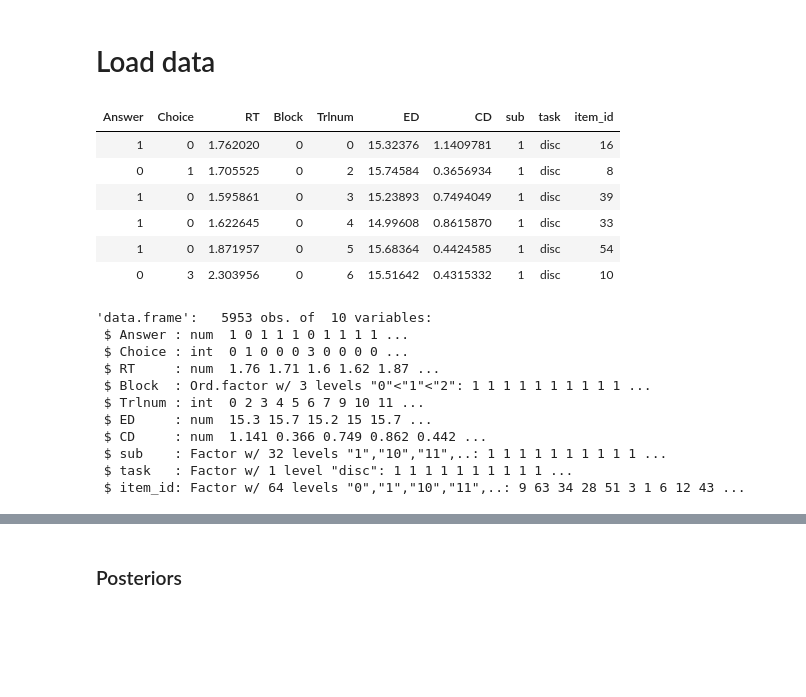
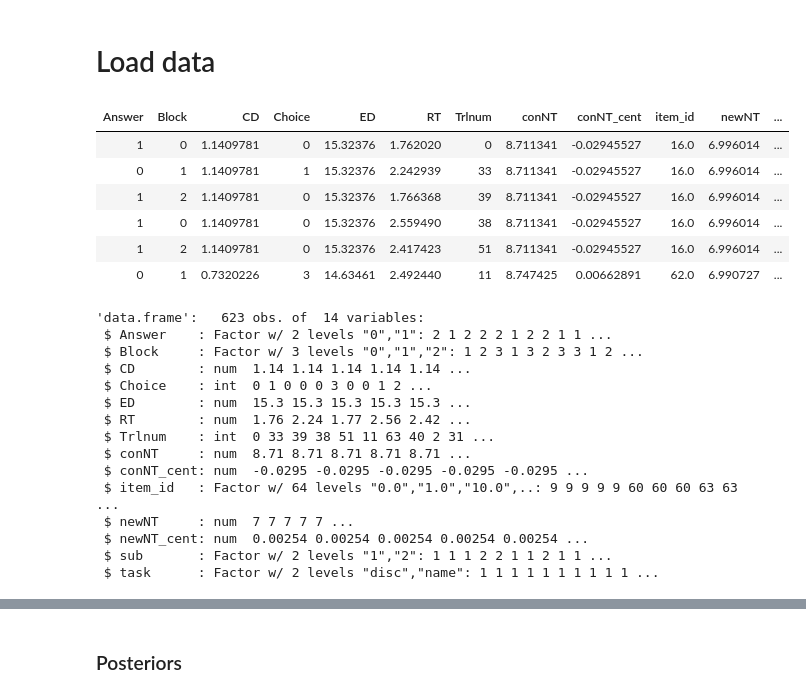
Before and after one commit to oliver-contier/ri_hmax, a Jupyter notebook: brms_analysis.ipynb, the cells around one changed output, grey strips where cells are left out. Drawn from its saved outputs; the diff is of its cells as text; code cells hidden in the pictures; blank space fills up the shorter version.

Commit message:
tested bayesian modelling on a sub-slice of our data. Next: Model comparison

```diff
--- a/brms_analysis.ipynb
+++ b/brms_analysis.ipynb
@@ -17,26 +16,33 @@ load("~/Desktop/hmax/python/compare_images/prepped_data.RData", ex <- new.env())
-# %%
-# Load test data from environment
-disc_df_brms <- ex$disc_df_brms
-head(disc_df_brms)
-# %% [output]
-| Answer | Choice | RT | Block | Trlnum | ED | CD | sub | task | item_id |
-| 1 | 0 | 1.762020 | 0 | 0 | 15.32376 | 1.1409781 | 1 | disc | 16 |
-| 0 | 1 | 1.705525 | 0 | 2 | 15.74584 | 0.3656934 | 1 | disc | 8 |
-| 1 | 0 | 1.595861 | 0 | 3 | 15.23893 | 0.7494049 | 1 | disc | 39 |
-| 1 | 0 | 1.622645 | 0 | 4 | 14.99608 | 0.8615870 | 1 | disc | 33 |
-| 1 | 0 | 1.871957 | 0 | 5 | 15.68364 | 0.4424585 | 1 | disc | 54 |
-| 0 | 3 | 2.303956 | 0 | 6 | 15.51642 | 0.4315332 | 1 | disc | 10 |
+# %%
+# Load data from environment.
+# For testing, we're using df_slice, which has only subjects 1 an 2.
+df <- ex$df_slice
+#df <- ex$df_total
+# %%
+head(df)
+# %% [output]
+| Answer | Block | CD | Choice | ED | RT | Trlnum | conNT | conNT_cent | item_id | newNT | ... |
+| 1 | 0 | 1.1409781 | 0 | 15.32376 | 1.762020 | 0 | 8.711341 | -0.02945527 | 16.0 | 6.996014 | ... |
+| 0 | 1 | 1.1409781 | 1 | 15.32376 | 2.242939 | 33 | 8.711341 | -0.02945527 | 16.0 | 6.996014 | ... |
+| 1 | 2 | 1.1409781 | 0 | 15.32376 | 1.766368 | 39 | 8.711341 | -0.02945527 | 16.0 | 6.996014 | ... |
+| 1 | 0 | 1.1409781 | 0 | 15.32376 | 2.559490 | 38 | 8.711341 | -0.02945527 | 16.0 | 6.996014 | ... |
+| 1 | 2 | 1.1409781 | 0 | 15.32376 | 2.417423 | 51 | 8.711341 | -0.02945527 | 16.0 | 6.996014 | ... |
+| 0 | 1 | 0.7320226 | 3 | 14.63461 | 2.492440 | 11 | 8.747425 | 0.00662891 | 62.0 | 6.990727 | ... |
 # %%
-str(disc_df_brms)
+str(df)
 # %% [output]
-'data.frame':   5953 obs. of  10 variables:
- $ Answer : num  1 0 1 1 1 0 1 1 1 1 ...
- $ Choice : int  0 1 0 0 0 3 0 0 0 0 ...
- $ RT     : num  1.76 1.71 1.6 1.62 1.87 ...
- $ Block  : Ord.factor w/ 3 levels "0"<"1"<"2": 1 1 1 1 1 1 1 1 1 1 ...
- $ Trlnum : int  0 2 3 4 5 6 7 9 10 11 ...
- $ ED     : num  15.3 15.7 15.2 15 15.7 ...
- $ CD     : num  1.141 0.366 0.749 0.862 0.442 ...
- $ sub    : Factor w/ 32 levels "1","10","11",..: 1 1 1 1 1 1 1 1 1 1 ...
- $ task   : Factor w/ 1 level "disc": 1 1 1 1 1 1 1 1 1 1 ...
- $ item_id: Factor w/ 64 levels "0","1","10","11",..: 9 63 34 28 51 3 1 6 12 43 ...
+'data.frame':   623 obs. of  14 variables:
+ $ Answer    : Factor w/ 2 levels "0","1": 2 1 2 2 2 1 2 2 1 1 ...
+ $ Block     : Factor w/ 3 levels "0","1","2": 1 2 3 1 3 2 3 3 1 2 ...
+ $ CD        : num  1.14 1.14 1.14 1.14 1.14 ...
+ $ Choice    : int  0 1 0 0 0 3 0 0 1 2 ...
+ $ ED        : num  15.3 15.3 15.3 15.3 15.3 ...
+ $ RT        : num  1.76 2.24 1.77 2.56 2.42 ...
+ $ Trlnum    : int  0 33 39 38 51 11 63 40 2 31 ...
+ $ conNT     : num  8.71 8.71 8.71 8.71 8.71 ...
+ $ conNT_cent: num  -0.0295 -0.0295 -0.0295 -0.0295 -0.0295 ...
+ $ item_id   : Factor w/ 64 levels "0.0","1.0","10.0",..: 9 9 9 9 9 60 60 60 63 63 ...
+ $ newNT     : num  7 7 7 7 7 ...
+ $ newNT_cent: num  0.00254 0.00254 0.00254 0.00254 0.00254 ...
+ $ sub       : Factor w/ 2 levels "1","2": 1 1 1 2 2 1 1 2 1 1 ...
+ $ task      : Factor w/ 2 levels "disc","name": 1 1 1 1 1 1 1 1 1 1 ...
```
Also changed, not shown: parts of 33 cells of this notebook, 3 other files.
